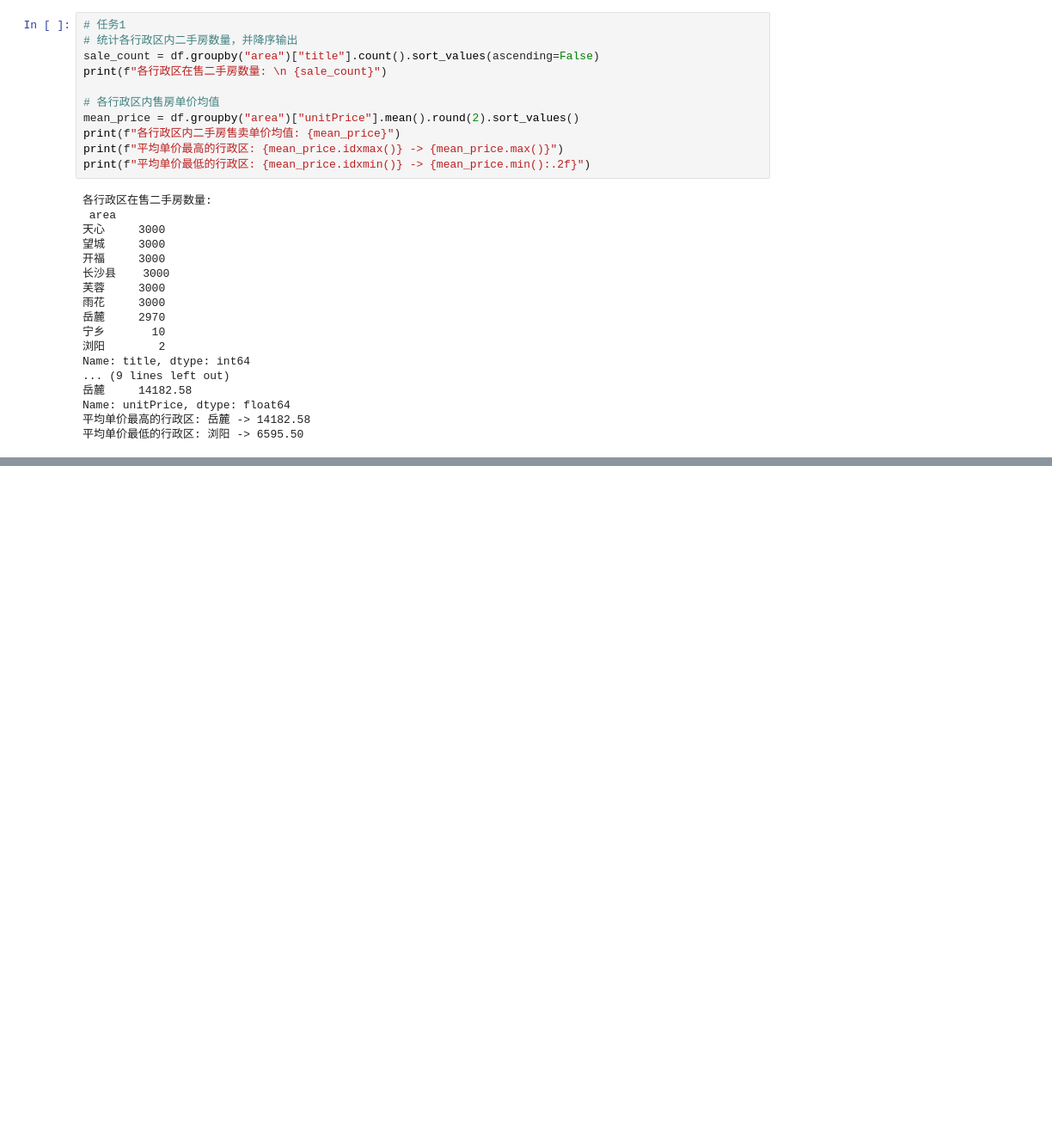
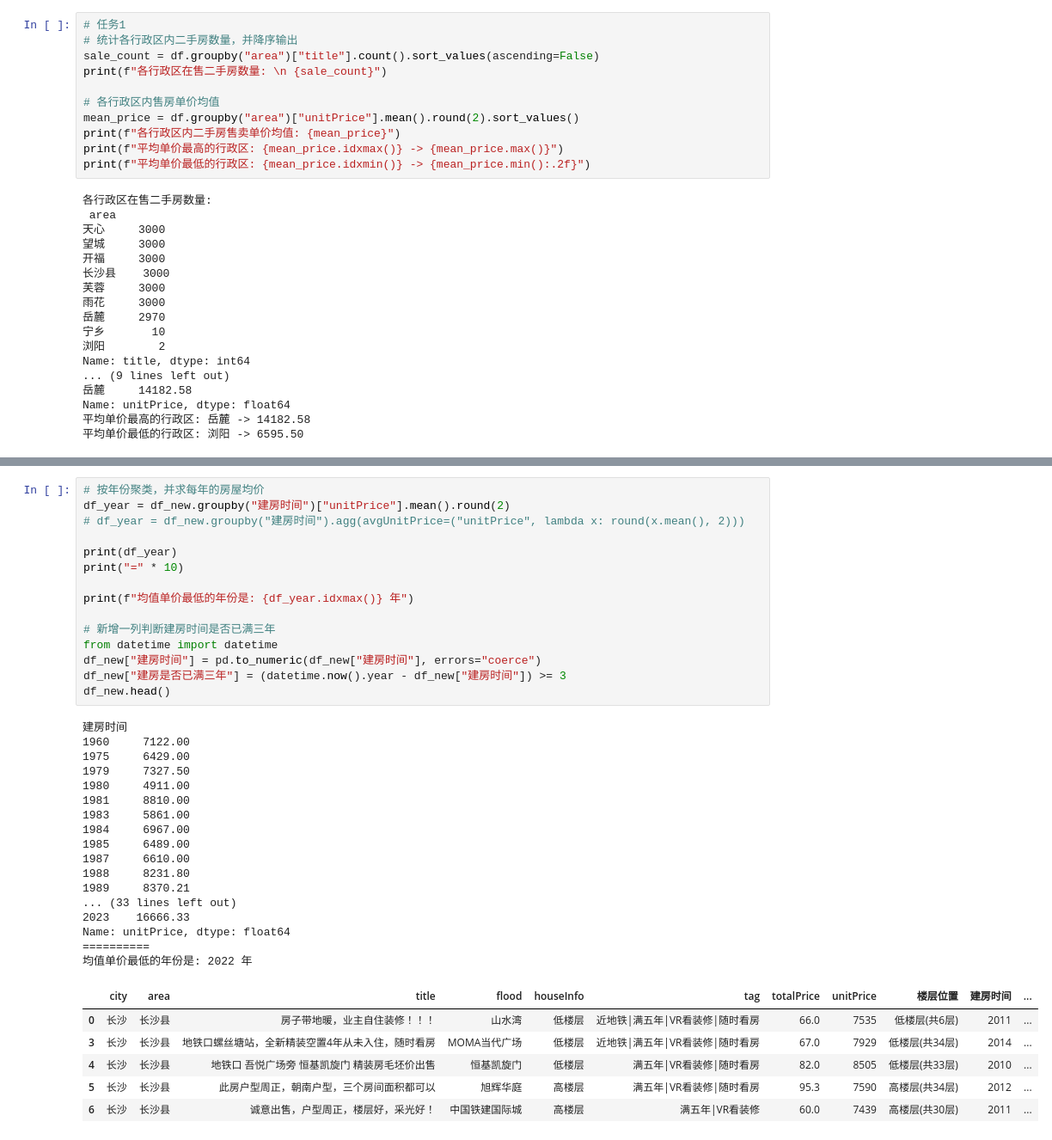
Before and after one commit to JasperJLYu/Pandas, a Jupyter notebook: demos/长沙二手房新房数据分析/dataAnalysis.ipynb, the cells around one changed output, grey strips where cells are left out. Shown at 86% size. Saved outputs shown, nothing was run; the diff lists cells and outputs as text; blank space fills up the shorter version.

```diff
--- a/demos/长沙二手房新房数据分析/dataAnalysis.ipynb
+++ b/demos/长沙二手房新房数据分析/dataAnalysis.ipynb
@@ -150,0 +240,39 @@ Name: unitPrice, dtype: float64
+# %%
+# 按年份聚类，并求每年的房屋均价
+df_year = df_new.groupby("建房时间")["unitPrice"].mean().round(2)
+# df_year = df_new.groupby("建房时间").agg(avgUnitPrice=("unitPrice", lambda x: round(x.mean(), 2)))
+
+print(df_year)
+print("=" * 10)
+
+print(f"均值单价最低的年份是: {df_year.idxmax()} 年")
+
+# 新增一列判断建房时间是否已满三年
+from datetime import datetime
+df_new["建房时间"] = pd.to_numeric(df_new["建房时间"], errors="coerce")
+df_new["建房是否已满三年"] = (datetime.now().year - df_new["建房时间"]) >= 3
+df_new.head()
+# %% [output]
+建房时间
+1960     7122.00
+1975     6429.00
+1979     7327.50
+1980     4911.00
+1981     8810.00
+1983     5861.00
+1984     6967.00
+1985     6489.00
+1987     6610.00
+1988     8231.80
+1989     8370.21
+... (33 lines left out)
+2023    16666.33
+Name: unitPrice, dtype: float64
+==========
+均值单价最低的年份是: 2022 年
+|  | city | area | title | flood | houseInfo | tag | totalPrice | unitPrice | 楼层位置 | 建房时间 | ... |
+| 0 | 长沙 | 长沙县 | 房子带地暖，业主自住装修！！！ | 山水湾 | 低楼层 | 近地铁|满五年|VR看装修|随时看房 | 66.0 | 7535 | 低楼层(共6层) | 2011 | ... |
+| 3 | 长沙 | 长沙县 | 地铁口螺丝塘站，全新精装空置4年从未入住，随时看房 | MOMA当代广场 | 低楼层 | 近地铁|满五年|VR看装修|随时看房 | 67.0 | 7929 | 低楼层(共34层) | 2014 | ... |
+| 4 | 长沙 | 长沙县 | 地铁口 吾悦广场旁 恒基凯旋门 精装房毛坯价出售 | 恒基凯旋门 | 低楼层 | 满五年|VR看装修|随时看房 | 82.0 | 8505 | 低楼层(共33层) | 2010 | ... |
+| 5 | 长沙 | 长沙县 | 此房户型周正，朝南户型，三个房间面积都可以 | 旭辉华庭 | 高楼层 | 满五年|VR看装修|随时看房 | 95.3 | 7590 | 高楼层(共34层) | 2012 | ... |
+| 6 | 长沙 | 长沙县 | 诚意出售，户型周正，楼层好，采光好！ | 中国铁建国际城 | 高楼层 | 满五年|VR看装修 | 60.0 | 7439 | 高楼层(共30层) | 2011 | ... |
```
Also changed, not shown: parts of 11 cells of this notebook.
